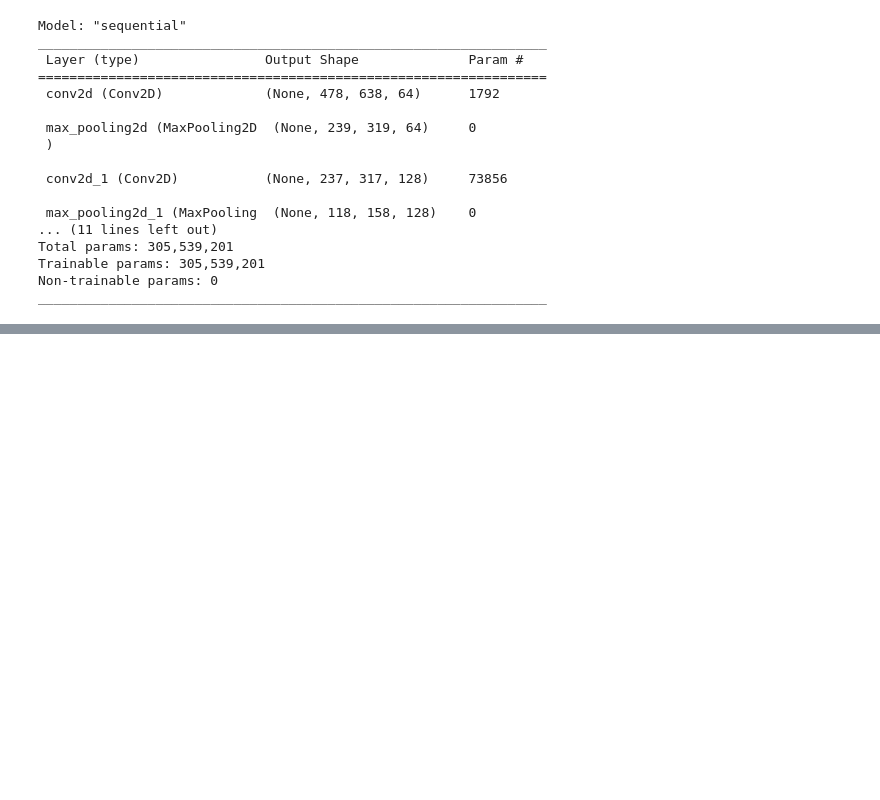
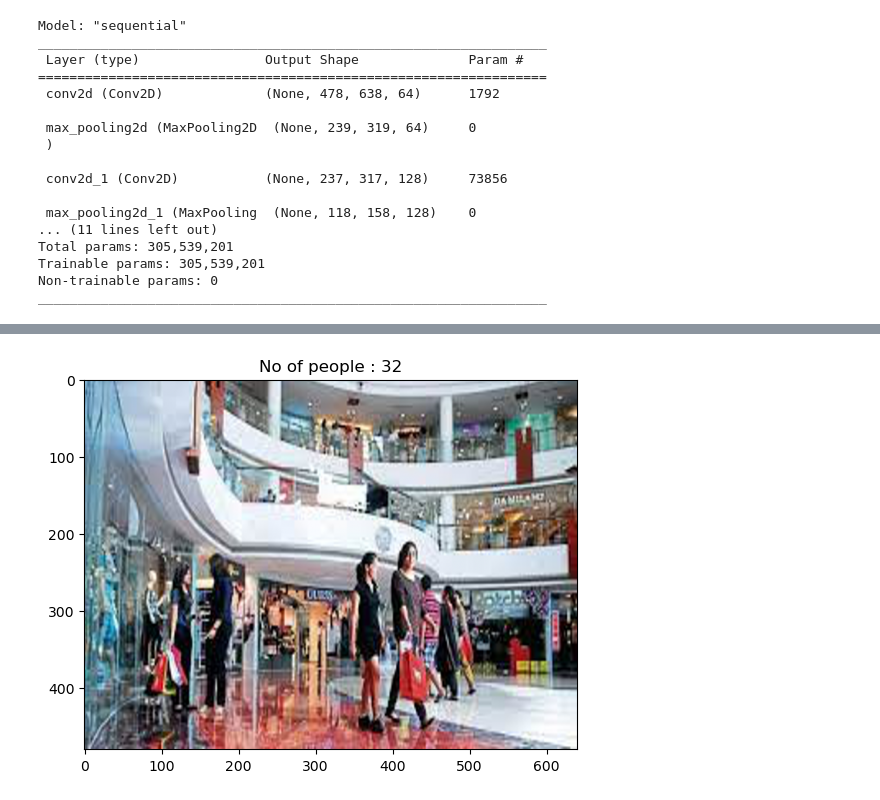
Before and after one commit to hacktoberfest-codex/Namami-Gange-Guide, a Jupyter notebook: Machine Learning/Crowd Count.ipynb, the cells around one changed output, grey strips where cells are left out. Drawn from its saved outputs; the diff is of its cells as text; code cells hidden in the pictures; blank space fills up the shorter version.

```diff
--- a/Machine Learning/Crowd Count.ipynb
+++ b/Machine Learning/Crowd Count.ipynb
@@ -164,0 +126,6 @@ plt.show()
+# %%
+img_path = 'n1.jpg'
+image = Image.open(img_path)
+image = image.resize((640, 480))  # Resize the image to match the model's input size
+image_array = np.array(image)
+image_array = image_array / 255.0
@@ -164,0 +136,21 @@ plt.show()
+# %%
+# fig = plt.figure(figsize=(15, 15))
+# grid = ImageGrid(
+#     fig, 111,
+#     nrows_ncols=(2, 2),
+#     axes_pad=0.5
+# )
+
+# for x in range(0, 1):
+#     grid[x].set_title('No of People: {} '.format(int(prediction[x][0]), labels[x]))
+#     grid[x].imshow(image_array[x])
+
+
+# plt.show()
+
+
+plt.imshow(image_array)
+plt.title('No of people : {}'.format(int(prediction[0][0]*100)))
+plt.show()
+# %% [output]
+[figure, added]
```
Also changed, not shown: parts of 15 cells of this notebook.
